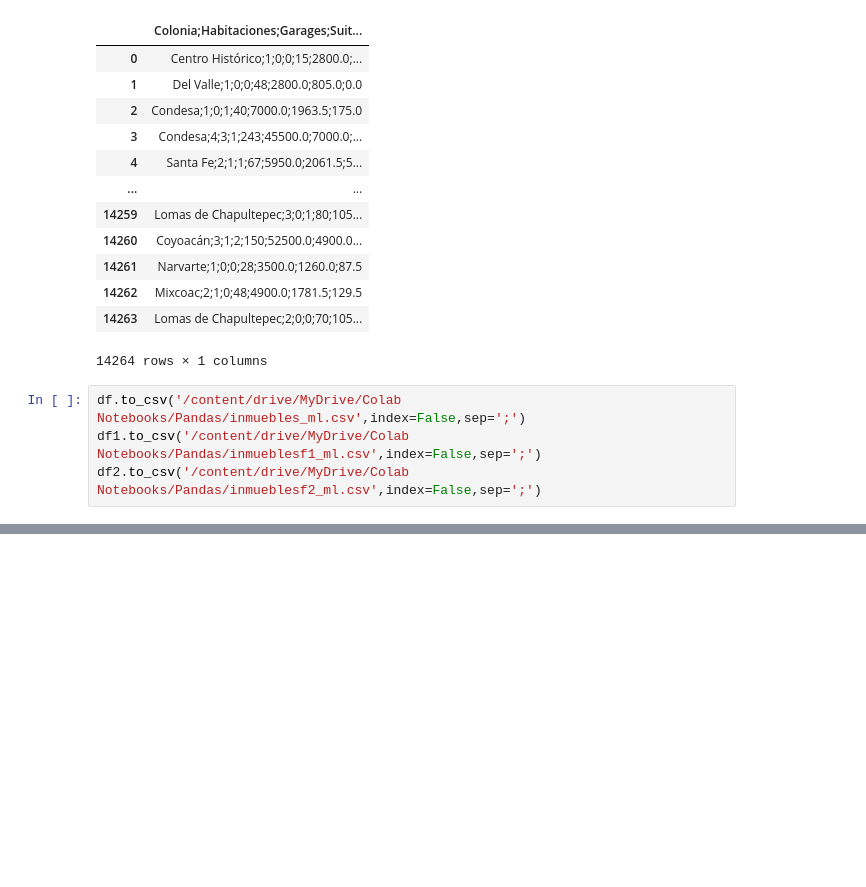
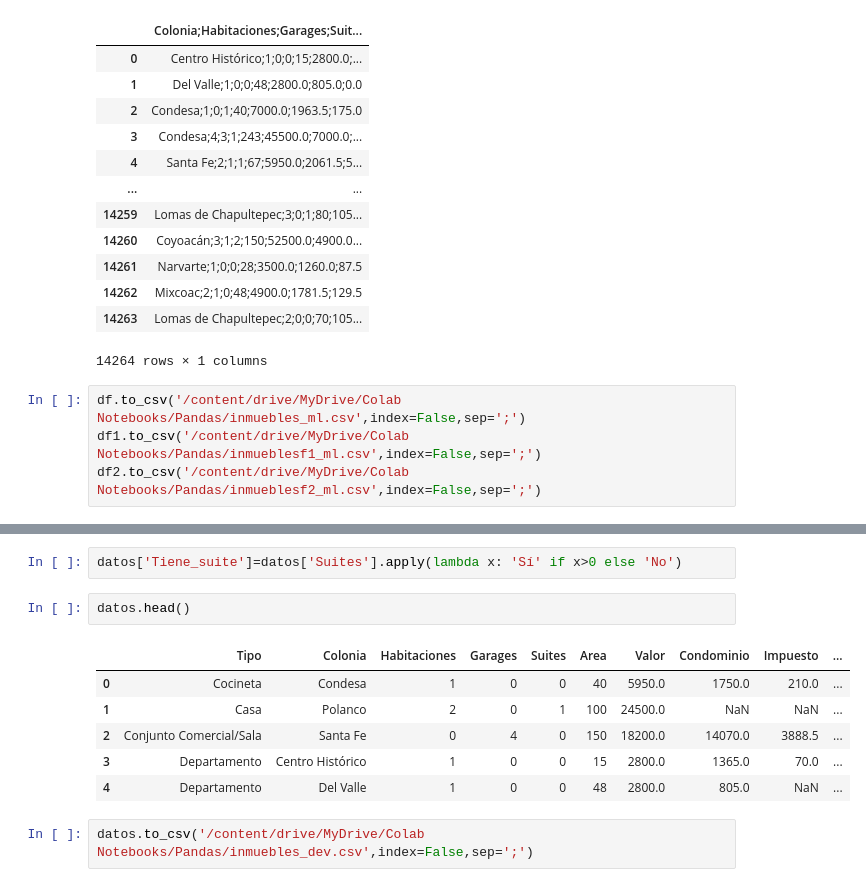
Before and after one commit to vanessa-oreza/python, a Jupyter notebook: inmuebles_cdmx.ipynb, the cells around one changed output, grey strips where cells are left out. Cells and saved outputs as stored; diff of their text form; blank space fills up the shorter version.

```diff
--- a/inmuebles_cdmx.ipynb
+++ b/inmuebles_cdmx.ipynb
@@ -557,0 +603,13 @@ df2.to_csv('/content/drive/MyDrive/Colab Notebooks/Pandas/inmueblesf2_ml.csv',in
+# %%
+datos['Tiene_suite']=datos['Suites'].apply(lambda x: 'Sí' if x>0 else 'No')
+# %%
+datos.head()
+# %% [output]
+|  | Tipo | Colonia | Habitaciones | Garages | Suites | Area | Valor | Condominio | Impuesto | ... |
+| 0 | Cocineta | Condesa | 1 | 0 | 0 | 40 | 5950.0 | 1750.0 | 210.0 | ... |
+| 1 | Casa | Polanco | 2 | 0 | 1 | 100 | 24500.0 | NaN | NaN | ... |
+| 2 | Conjunto Comercial/Sala | Santa Fe | 0 | 4 | 0 | 150 | 18200.0 | 14070.0 | 3888.5 | ... |
+| 3 | Departamento | Centro Histórico | 1 | 0 | 0 | 15 | 2800.0 | 1365.0 | 70.0 | ... |
+| 4 | Departamento | Del Valle | 1 | 0 | 0 | 48 | 2800.0 | 805.0 | NaN | ... |
+# %%
+datos.to_csv('/content/drive/MyDrive/Colab Notebooks/Pandas/inmuebles_dev.csv',index=False,sep=';')
```
Also changed, not shown: parts of 12 cells of this notebook.
